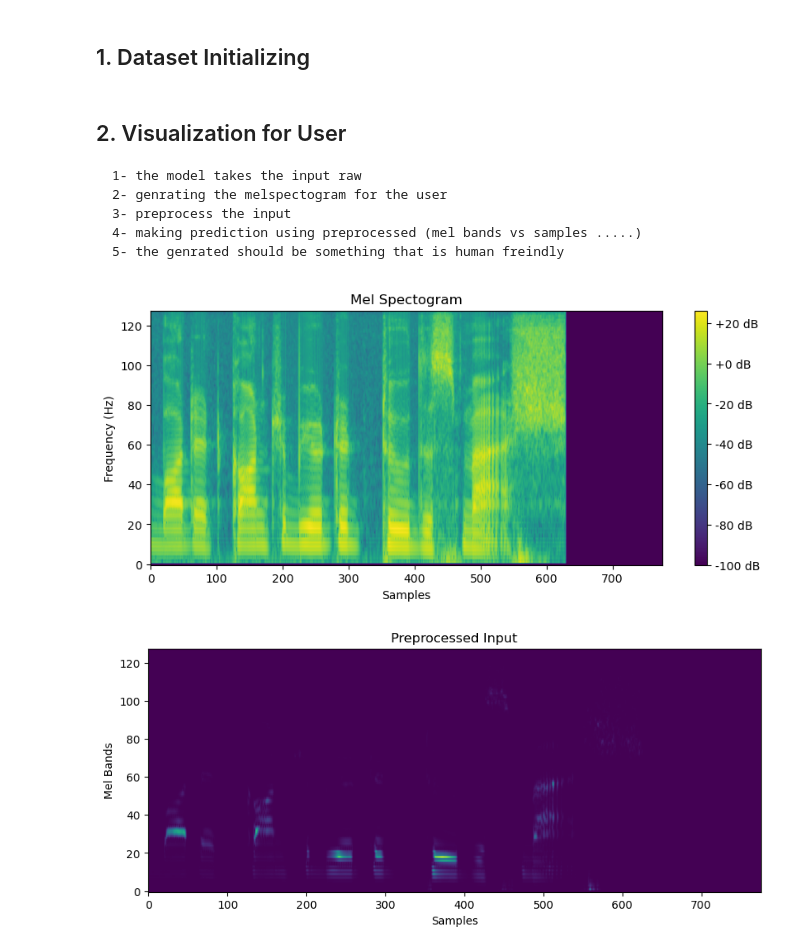
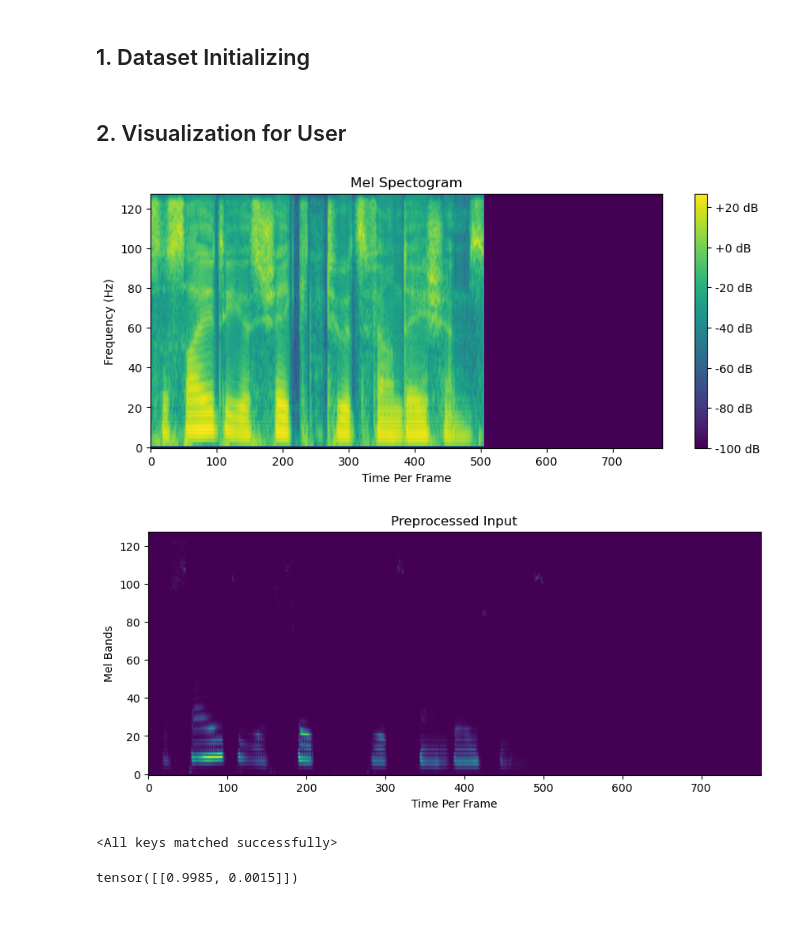
Before and after one commit to H-Beheiry/Multimodal-Deepfake-Detection-with-XAI, a Jupyter notebook: AudioExplainability.ipynb, the cells around one changed output. Cells and saved outputs as stored; diff of their text form; code cells hidden in the pictures; blank space fills up the shorter version.

```diff
--- a/AudioExplainability.ipynb
+++ b/AudioExplainability.ipynb
@@ -58,30 +60,31 @@ random.shuffle(subset_indices)
 small_dataset= Subset(audio_dataset, subset_indices)
 # %% [markdown]
 ## 2. Visualization for User
-    1- the model takes the input raw
-    2- genrating the melspectogram for the user
-    3- preprocess the input
-    4- making prediction using preprocessed (mel bands vs samples .....)
-    5- the genrated should be something that is human freindly
 # %%
 mel= small_dataset[0][0].squeeze(0).cpu()
 mel_db= torchaudio.functional.amplitude_to_DB(mel, multiplier=10.0, amin=1e-10, db_multiplier=0.0)
 
 plt.figure(figsize=(10, 4))
 plt.imshow(mel_db, origin='lower', aspect='auto')
 plt.colorbar(format='%+2.0f dB')
 plt.title("Mel Spectogram")
 plt.ylabel("Frequency (Hz)")
-plt.xlabel("Samples")
+plt.xlabel("Time Per Frame")
 plt.show()
 # %% [output]
-[figure, old version]
+[figure, new version]
 # %%
 plt.figure(figsize=(10, 4))
 plt.imshow(mel, origin='lower', aspect='auto')
 plt.ylabel("Mel Bands")
-plt.xlabel("Samples")
+plt.xlabel("Time Per Frame")
 plt.title("Preprocessed Input")
 plt.show()
 # %% [output]
-[figure, old version]
+[figure, new version]
+# %%
+model= CNNnetwork()
+state_dict= torch.load("Audio_CNN.pth", weights_only=True)
+model.load_state_dict(state_dict=state_dict)
+# %% [output]
+<All keys matched successfully>
@@ -87,0 +110,4 @@ plt.show()
+# %%
+predict_single(small_dataset[0][0])
+# %% [output]
+tensor([[0.9985, 0.0015]])
```
Also changed, not shown: parts of 13 cells of this notebook, 5 other files.
